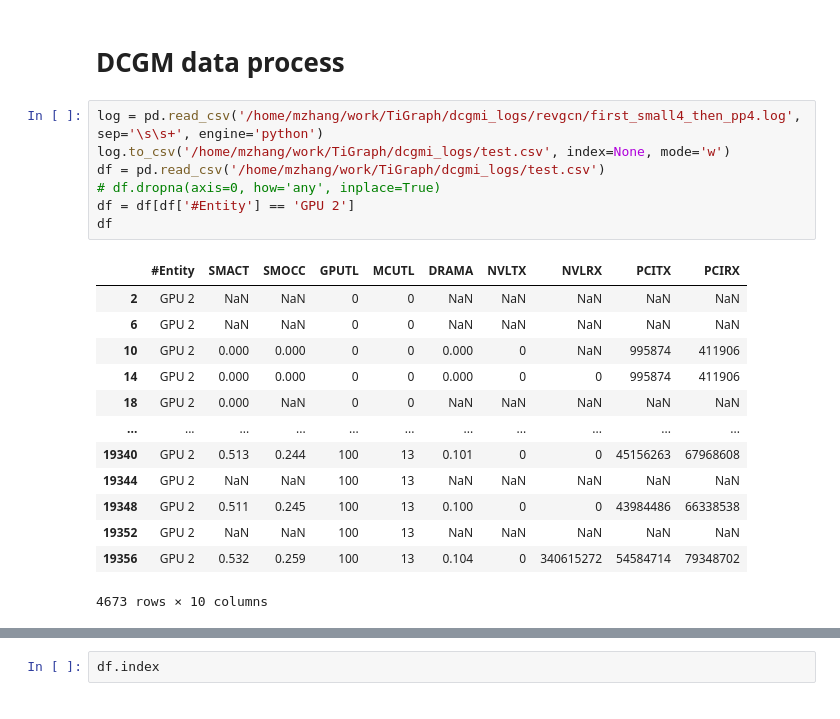
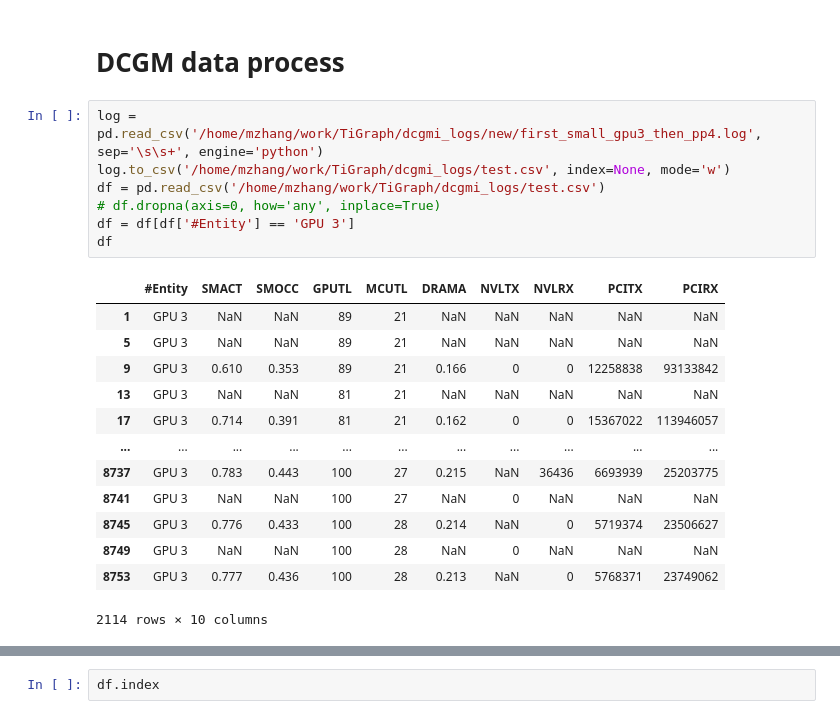
Before and after one commit to zxmeng98/TiGraph, a Jupyter notebook: dcgmi_process.ipynb, the cells around one changed output, grey strips where cells are left out. Saved outputs shown, nothing was run; the diff lists cells and outputs as text.

```diff
--- a/dcgmi_process.ipynb
+++ b/dcgmi_process.ipynb
@@ -61,26 +61,26 @@ os.makedirs(SAVEPATH, exist_ok=True)
 # %% [markdown]
 # DCGM data process
 # %%
-log = pd.read_csv('/home/mzhang/work/TiGraph/dcgmi_logs/revgcn/first_small4_then_pp4.log', sep='\s\s+', engine='python')
+log = pd.read_csv('/home/mzhang/work/TiGraph/dcgmi_logs/new/first_small_gpu3_then_pp4.log', sep='\s\s+', engine='python')
 log.to_csv('/home/mzhang/work/TiGraph/dcgmi_logs/test.csv', index=None, mode='w')
 df = pd.read_csv('/home/mzhang/work/TiGraph/dcgmi_logs/test.csv')
 # df.dropna(axis=0, how='any', inplace=True)
-df = df[df['#Entity'] == 'GPU 2']
+df = df[df['#Entity'] == 'GPU 3']
 df
 # %% [output]
 |  | #Entity | SMACT | SMOCC | GPUTL | MCUTL | DRAMA | NVLTX | NVLRX | PCITX | PCIRX |
-| 2 | GPU 2 | NaN | NaN | 0 | 0 | NaN | NaN | NaN | NaN | NaN |
-| 6 | GPU 2 | NaN | NaN | 0 | 0 | NaN | NaN | NaN | NaN | NaN |
-| 10 | GPU 2 | 0.000 | 0.000 | 0 | 0 | 0.000 | 0 | NaN | 995874 | 411906 |
-| 14 | GPU 2 | 0.000 | 0.000 | 0 | 0 | 0.000 | 0 | 0 | 995874 | 411906 |
-| 18 | GPU 2 | 0.000 | NaN | 0 | 0 | NaN | NaN | NaN | NaN | NaN |
+| 1 | GPU 3 | NaN | NaN | 89 | 21 | NaN | NaN | NaN | NaN | NaN |
+| 5 | GPU 3 | NaN | NaN | 89 | 21 | NaN | NaN | NaN | NaN | NaN |
+| 9 | GPU 3 | 0.610 | 0.353 | 89 | 21 | 0.166 | 0 | 0 | 12258838 | 93133842 |
+| 13 | GPU 3 | NaN | NaN | 81 | 21 | NaN | NaN | NaN | NaN | NaN |
+| 17 | GPU 3 | 0.714 | 0.391 | 81 | 21 | 0.162 | 0 | 0 | 15367022 | 113946057 |
 | ... | ... | ... | ... | ... | ... | ... | ... | ... | ... | ... |
-| 19340 | GPU 2 | 0.513 | 0.244 | 100 | 13 | 0.101 | 0 | 0 | 45156263 | 67968608 |
-| 19344 | GPU 2 | NaN | NaN | 100 | 13 | NaN | NaN | NaN | NaN | NaN |
-| 19348 | GPU 2 | 0.511 | 0.245 | 100 | 13 | 0.100 | 0 | 0 | 43984486 | 66338538 |
-| 19352 | GPU 2 | NaN | NaN | 100 | 13 | NaN | NaN | NaN | NaN | NaN |
-| 19356 | GPU 2 | 0.532 | 0.259 | 100 | 13 | 0.104 | 0 | 340615272 | 54584714 | 79348702 |
+| 8737 | GPU 3 | 0.783 | 0.443 | 100 | 27 | 0.215 | NaN | 36436 | 6693939 | 25203775 |
+| 8741 | GPU 3 | NaN | NaN | 100 | 27 | NaN | 0 | NaN | NaN | NaN |
+| 8745 | GPU 3 | 0.776 | 0.433 | 100 | 28 | 0.214 | NaN | 0 | 5719374 | 23506627 |
+| 8749 | GPU 3 | NaN | NaN | 100 | 28 | NaN | 0 | NaN | NaN | NaN |
+| 8753 | GPU 3 | 0.777 | 0.436 | 100 | 28 | 0.213 | NaN | 0 | 5768371 | 23749062 |
-4673 rows × 10 columns
+2114 rows × 10 columns
 # %%
 # Transfer all data to numeric
 cols = df.columns.drop('#Entity')
```
Also changed, not shown: parts of 14 cells of this notebook, 42 other files.
